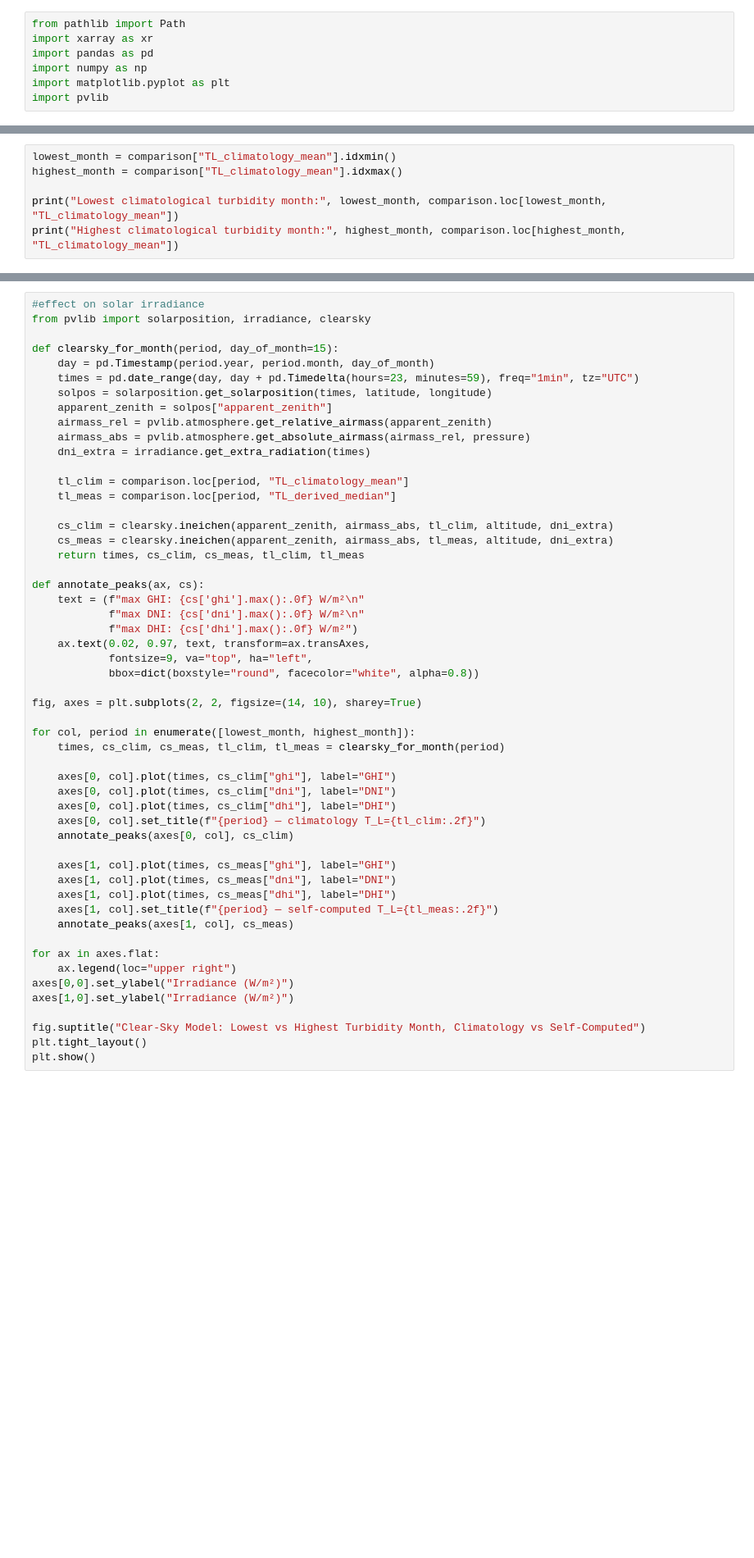
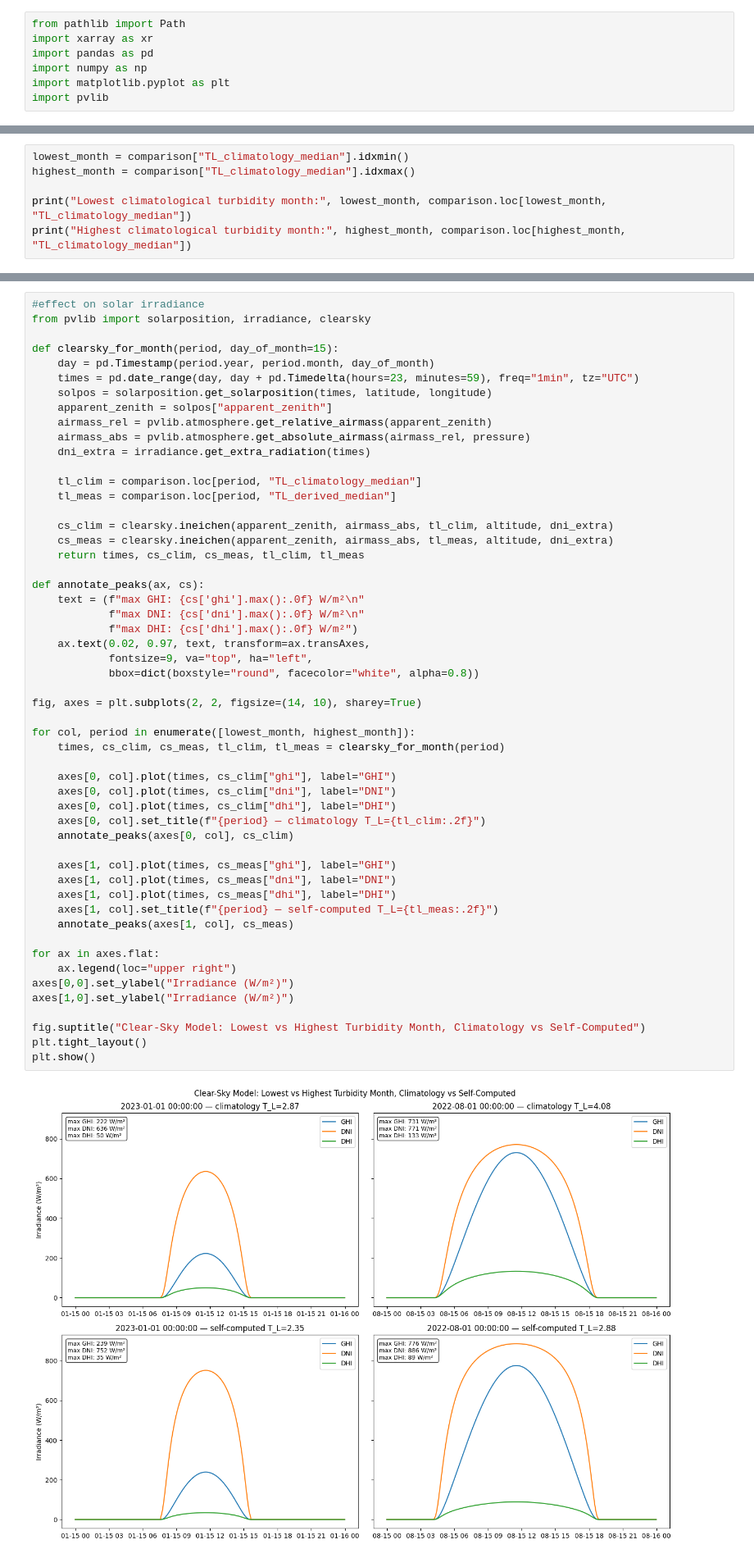
Before and after one commit to Sukumrn/linke-turbidity-validation, a Jupyter notebook: notebooks/01_linke_turbidity_exploratory.ipynb, the cells around one changed output, grey strips where cells are left out. Shown at 82% size. Saved outputs shown, nothing was run; the diff lists cells and outputs as text; blank space fills up the shorter version.

```diff
--- a/notebooks/01_linke_turbidity_exploratory.ipynb
+++ b/notebooks/01_linke_turbidity_exploratory.ipynb
@@ -262,6 +404,6 @@ print("Saved: figures/fig03_climatology_vs_station_linke_turbidity.png")
 # %%
-lowest_month = comparison["TL_climatology_mean"].idxmin()
-highest_month = comparison["TL_climatology_mean"].idxmax()
+lowest_month = comparison["TL_climatology_median"].idxmin()
+highest_month = comparison["TL_climatology_median"].idxmax()
 
-print("Lowest climatological turbidity month:", lowest_month, comparison.loc[lowest_month, "TL_climatology_mean"])
-print("Highest climatological turbidity month:", highest_month, comparison.loc[highest_month, "TL_climatology_mean"])
+print("Lowest climatological turbidity month:", lowest_month, comparison.loc[lowest_month, "TL_climatology_median"])
+print("Highest climatological turbidity month:", highest_month, comparison.loc[highest_month, "TL_climatology_median"])
@@ -278,7 +423,7 @@ def clearsky_for_month(period, day_of_month=15):
     airmass_abs = pvlib.atmosphere.get_absolute_airmass(airmass_rel, pressure)
     dni_extra = irradiance.get_extra_radiation(times)
 
-    tl_clim = comparison.loc[period, "TL_climatology_mean"]
+    tl_clim = comparison.loc[period, "TL_climatology_median"]
     tl_meas = comparison.loc[period, "TL_derived_median"]
 
     cs_clim = clearsky.ineichen(apparent_zenith, airmass_abs, tl_clim, altitude, dni_extra)
@@ -291,33 +436,35 @@ def annotate_peaks(ax, cs):
             f"max DHI: {cs['dhi'].max():.0f} W/m²")
     ax.text(0.02, 0.97, text, transform=ax.transAxes,
             fontsize=9, va="top", ha="left",
             bbox=dict(boxstyle="round", facecolor="white", alpha=0.8))
 
 fig, axes = plt.subplots(2, 2, figsize=(14, 10), sharey=True)
 
 for col, period in enumerate([lowest_month, highest_month]):
     times, cs_clim, cs_meas, tl_clim, tl_meas = clearsky_for_month(period)
 
     axes[0, col].plot(times, cs_clim["ghi"], label="GHI")
     axes[0, col].plot(times, cs_clim["dni"], label="DNI")
     axes[0, col].plot(times, cs_clim["dhi"], label="DHI")
     axes[0, col].set_title(f"{period} — climatology T_L={tl_clim:.2f}")
     annotate_peaks(axes[0, col], cs_clim)
 
     axes[1, col].plot(times, cs_meas["ghi"], label="GHI")
     axes[1, col].plot(times, cs_meas["dni"], label="DNI")
     axes[1, col].plot(times, cs_meas["dhi"], label="DHI")
     axes[1, col].set_title(f"{period} — self-computed T_L={tl_meas:.2f}")
     annotate_peaks(axes[1, col], cs_meas)
 
 for ax in axes.flat:
     ax.legend(loc="upper right")
 axes[0,0].set_ylabel("Irradiance (W/m²)")
 axes[1,0].set_ylabel("Irradiance (W/m²)")
 
 fig.suptitle("Clear-Sky Model: Lowest vs Highest Turbidity Month, Climatology vs Self-Computed")
 plt.tight_layout()
 plt.show()
+# %% [output]
+[figure, added]
 # %%
 #June 18
 day = ds.sel(time="2022-06-18")
```
Also changed, not shown: parts of 32 cells of this notebook.
